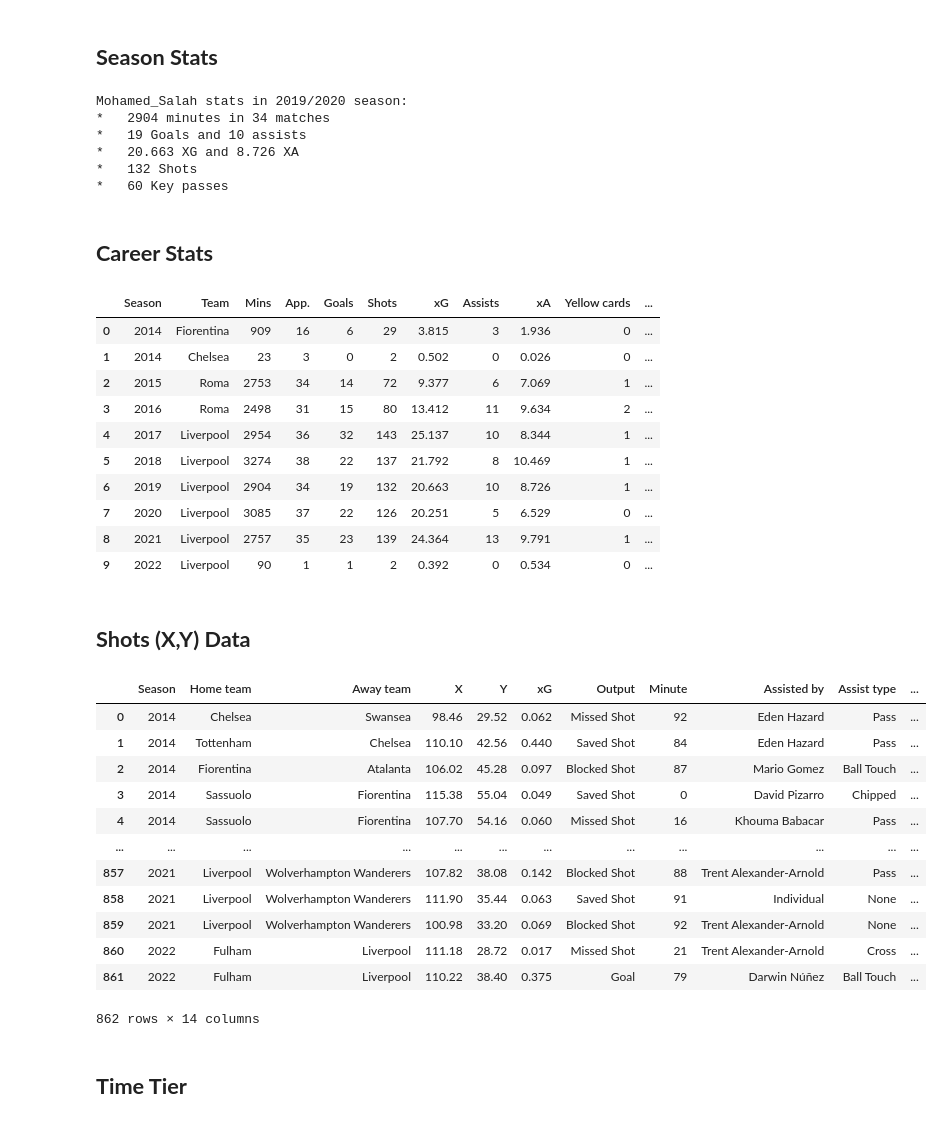
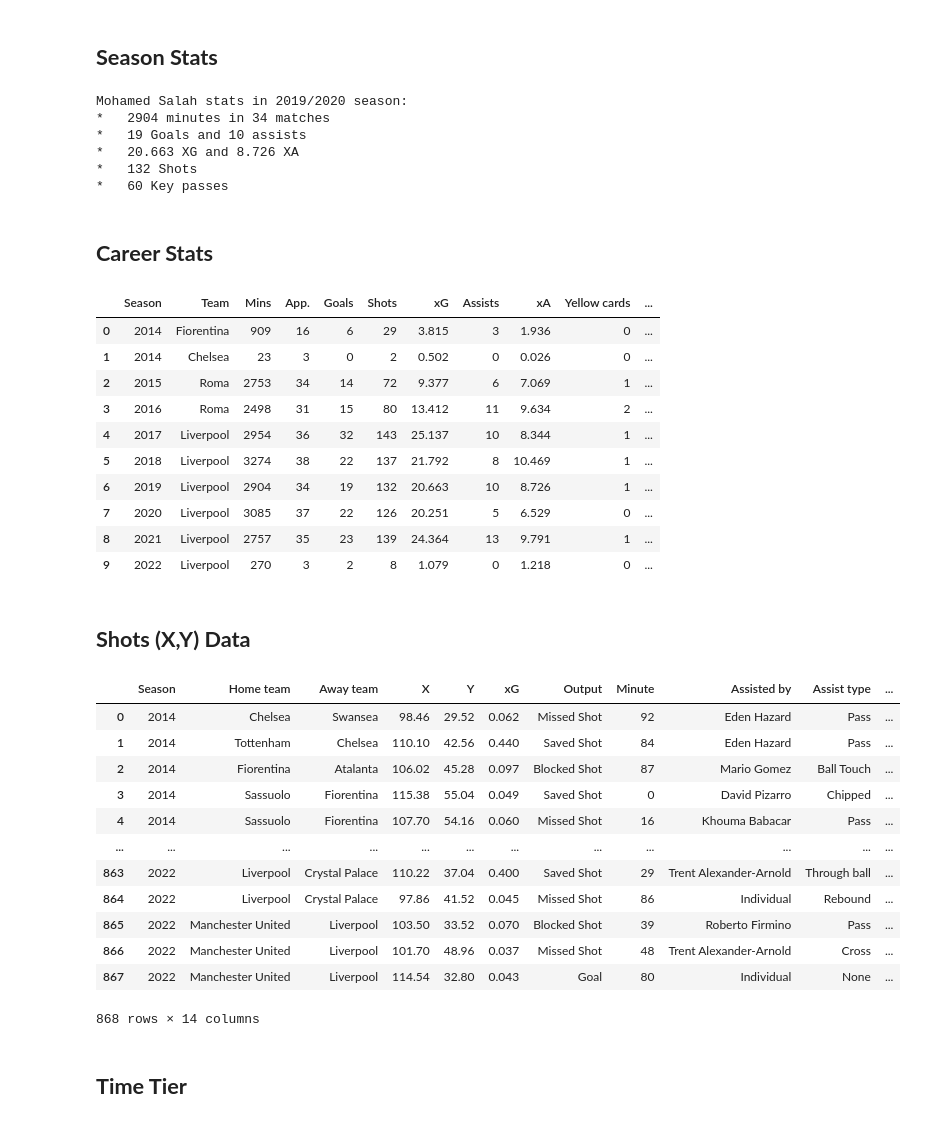
Before and after one commit to trezeguet74/UnderStatScrapper, a Jupyter notebook: UnderStat_Scrapper_updated.ipynb, the cells around one changed output. Cells and saved outputs as stored; diff of their text form; code cells hidden in the pictures.

```diff
--- a/UnderStat_Scrapper_updated.ipynb
+++ b/UnderStat_Scrapper_updated.ipynb
@@ -22,7 +31,7 @@ try:
     soup = BeautifulSoup(r.content, 'lxml')
     scripts = soup.find_all('script')
     player_name = soup.find_all('div',{"class":"header-wrapper"})
-    player_name = player_name[0].text.strip().replace(' ','_')
+    player_name = player_name[0].text.strip()
     print(player_name, ':\t', url)
 except:
     print('Player not found')
@@ -136,7 +173,7 @@ def playerSeasonStats(get_matches_data):
 
 playerSeasonStats(get_matches_data=x)
 # %% [output]
-Mohamed_Salah stats in 2019/2020 season:
+Mohamed Salah stats in 2019/2020 season:
 *   2904 minutes in 34 matches
 *   19 Goals and 10 assists
 *   20.663 XG and 8.726 XA
@@ -183,7 +220,7 @@ def CareerStats():
     df['Season'] = df['Season'].astype(int)
 
     df = df.sort_values(by=['Season'])
-    df.to_csv(f"{player_name}_CareerStats.csv")
+    #df.to_csv(f"{player_name}_CareerStats.csv")
     display(df.reset_index(drop=True))
 
 CareerStats()
@@ -198,7 +235,7 @@ CareerStats()
 | 6 | 2019 | Liverpool | 2904 | 34 | 19 | 132 | 20.663 | 10 | 8.726 | 1 | ... |
 | 7 | 2020 | Liverpool | 3085 | 37 | 22 | 126 | 20.251 | 5 | 6.529 | 0 | ... |
 | 8 | 2021 | Liverpool | 2757 | 35 | 23 | 139 | 24.364 | 13 | 9.791 | 1 | ... |
-| 9 | 2022 | Liverpool | 90 | 1 | 1 | 2 | 0.392 | 0 | 0.534 | 0 | ... |
+| 9 | 2022 | Liverpool | 270 | 3 | 2 | 8 | 1.079 | 0 | 1.218 | 0 | ... |
 # %% [markdown]
 ## **Shots (X,Y) Data**
 # %%
@@ -231,7 +268,7 @@ def TabularShotsData():
                                                                   'Situation':situations,'Shot type':shot_type})
     for i in range(len(df)):
         df['X'][i] = df['X'][i]*120 - 0.3
-        df['Y'][i] = df['Y'][i]*80\
+        df['Y'][i] = df['Y'][i]*80
 
     for i in ['X','Y','xG']:
         df[i] = df[i].astype(float).round(3)
@@ -263,39 +300,39 @@ def TabularShotsData():
             df['Time Tier'][i] = '60 - 75 minutes'
         elif df['Minute'][i] < 120:
             df['Time Tier'][i] = 'Last 15 minutes'
 
     df ['xG Tier'] = 0
 
     for i in range(len(df)):
         if df['xG'][i] < 0.06:
             df['xG Tier'][i] = 'Poor xG'
         elif df['xG'][i] < 0.15:
             df['xG Tier'][i] = 'Average xG'
         elif df['xG'][i] < 0.33:
             df['xG Tier'][i] = 'Good xG'
         else:
             df['xG Tier'][i] = 'Great xG'
 
     df['Assisted by'].fillna('Individual',inplace=True)
 
     df.to_csv(f"{player_name}_shots_map.csv")
     display(df)
 
 TabularShotsData()
 # %% [output]
 |  | Season | Home team | Away team | X | Y | xG | Output | Minute | Assisted by | Assist type | ... |
 | 0 | 2014 | Chelsea | Swansea | 98.46 | 29.52 | 0.062 | Missed Shot | 92 | Eden Hazard | Pass | ... |
 | 1 | 2014 | Tottenham | Chelsea | 110.10 | 42.56 | 0.440 | Saved Shot | 84 | Eden Hazard | Pass | ... |
 | 2 | 2014 | Fiorentina | Atalanta | 106.02 | 45.28 | 0.097 | Blocked Shot | 87 | Mario Gomez | Ball Touch | ... |
 | 3 | 2014 | Sassuolo | Fiorentina | 115.38 | 55.04 | 0.049 | Saved Shot | 0 | David Pizarro | Chipped | ... |
 | 4 | 2014 | Sassuolo | Fiorentina | 107.70 | 54.16 | 0.060 | Missed Shot | 16 | Khouma Babacar | Pass | ... |
 | ... | ... | ... | ... | ... | ... | ... | ... | ... | ... | ... | ... |
-| 857 | 2021 | Liverpool | Wolverhampton Wanderers | 107.82 | 38.08 | 0.142 | Blocked Shot | 88 | Trent Alexander-Arnold | Pass | ... |
-| 858 | 2021 | Liverpool | Wolverhampton Wanderers | 111.90 | 35.44 | 0.063 | Saved Shot | 91 | Individual | None | ... |
-| 859 | 2021 | Liverpool | Wolverhampton Wanderers | 100.98 | 33.20 | 0.069 | Blocked Shot | 92 | Trent Alexander-Arnold | None | ... |
-| 860 | 2022 | Fulham | Liverpool | 111.18 | 28.72 | 0.017 | Missed Shot | 21 | Trent Alexander-Arnold | Cross | ... |
-| 861 | 2022 | Fulham | Liverpool | 110.22 | 38.40 | 0.375 | Goal | 79 | Darwin Núñez | Ball Touch | ... |
+| 863 | 2022 | Liverpool | Crystal Palace | 110.22 | 37.04 | 0.400 | Saved Shot | 29 | Trent Alexander-Arnold | Through ball | ... |
+| 864 | 2022 | Liverpool | Crystal Palace | 97.86 | 41.52 | 0.045 | Missed Shot | 86 | Individual | Rebound | ... |
+| 865 | 2022 | Manchester United | Liverpool | 103.50 | 33.52 | 0.070 | Blocked Shot | 39 | Roberto Firmino | Pass | ... |
+| 866 | 2022 | Manchester United | Liverpool | 101.70 | 48.96 | 0.037 | Missed Shot | 48 | Trent Alexander-Arnold | Cross | ... |
+| 867 | 2022 | Manchester United | Liverpool | 114.54 | 32.80 | 0.043 | Goal | 80 | Individual | None | ... |
-862 rows × 14 columns
+868 rows × 14 columns
 # %% [markdown]
 ## **Time Tier**
 # %%
```
Also changed, not shown: parts of 10 cells of this notebook.
